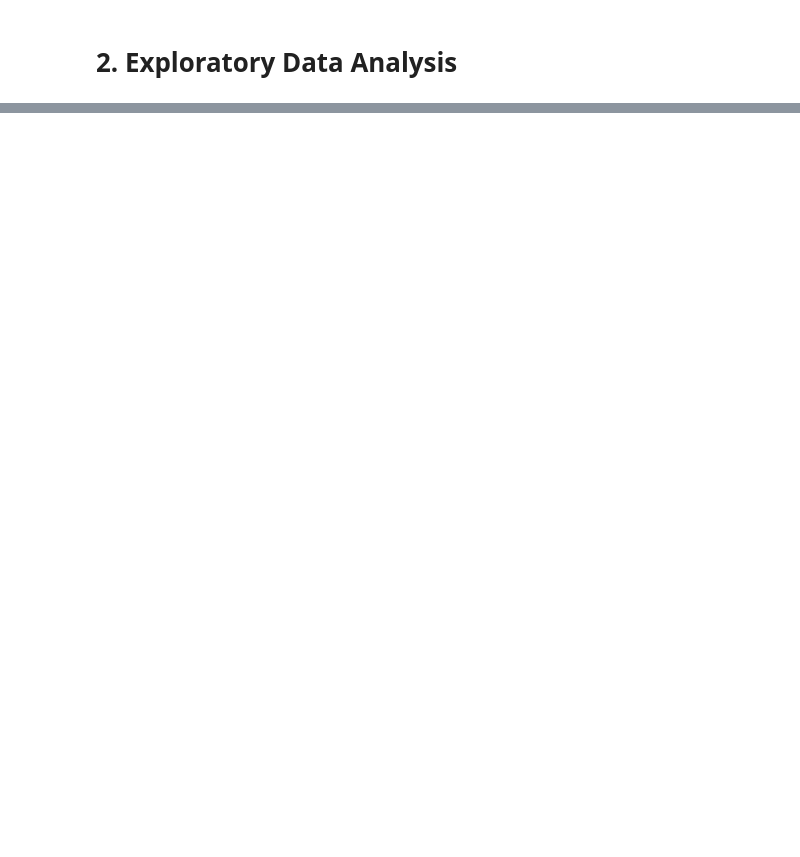
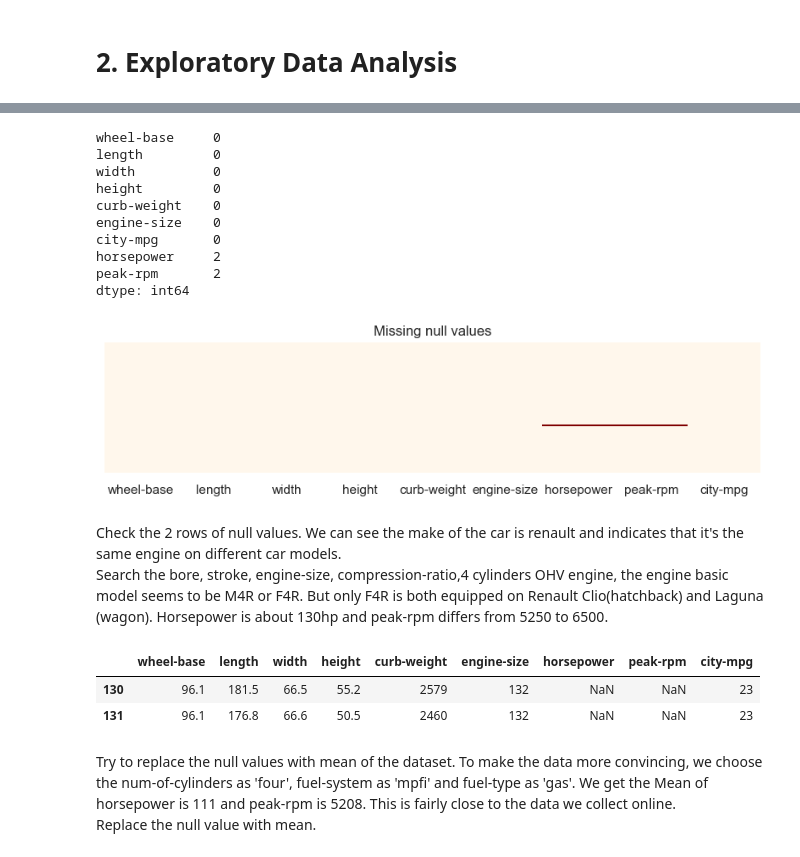
Before and after one commit to Zhengnan817/DAV-6150, a Jupyter notebook: M2: Cross Validating a Linear Regression Model/Cross Validating a Linear Regression Model.ipynb, the cells around one changed output, grey strips where cells are left out. Drawn from its saved outputs; the diff is of its cells as text; code cells hidden in the pictures; blank space fills up the shorter version.

```diff
--- a/M2: Cross Validating a Linear Regression Model/Cross Validating a Linear Regression Model.ipynb
+++ b/M2: Cross Validating a Linear Regression Model/Cross Validating a Linear Regression Model.ipynb
@@ -123,6 +88,0 @@ dtype: int64
-# %%
-columns = ['height', 'width', 'length', 'wheel-base', 'engine-size', 'horsepower', 'peak-rpm', 'city-mpg', 'curb-weight']
-passager_vehicle = passager_vehicle[columns]
-for column in columns:
-    passager_vehicle[column] = pd.to_numeric(passager_vehicle[column], errors='coerce')
-passager_vehicle
@@ -177,5 +88,0 @@ We are focusing on the following key attributes for our analysis:
-# %%
-for column in ['horsepower', 'peak-rpm']:
-    mean = passager_vehicle[column].mean(axis=0)
-    passager_vehicle[column].replace(np.nan, mean, inplace=True)
-    print(f'Mean of {column}: {mean}')
@@ -207,2 +88,0 @@ passager_vehicle.corr()
-# %%
-passager_vehicle['log-curb-weight'] = np.log(passager_vehicle['curb-weight'] + 1)
@@ -302,0 +95,31 @@ plt.show()
+# %%
+for column in explanatory_variables+response_variable:
+    passager_vehicle[column] = pd.to_numeric(passager_vehicle[column], errors='coerce')
+plt.rcParams["figure.figsize"] = (10, 2)
+sns.heatmap(passager_vehicle.isnull(), yticklabels=False, cbar=False, cmap="OrRd")
+plt.title("Missing null values")
+passager_vehicle.isnull().sum().sort_values()
+# %% [output]
+wheel-base     0
+length         0
+width          0
+height         0
+curb-weight    0
+engine-size    0
+city-mpg       0
+horsepower     2
+peak-rpm       2
+dtype: int64
+[figure, added]
+# %% [markdown]
+Check the 2 rows of null values. We can see the make of the car is renault and indicates that it's the same engine on different car models.
+Search the bore, stroke, engine-size, compression-ratio,4 cylinders OHV engine, the engine basic model seems to be M4R or F4R. But only F4R is both equipped on Renault Clio(hatchback) and Laguna (wagon). Horsepower is about 130hp and peak-rpm differs from 5250 to 6500.
+# %%
+passager_vehicle[passager_vehicle.isnull().any(axis=1)]
+# %% [output]
+|  | wheel-base | length | width | height | curb-weight | engine-size | horsepower | peak-rpm | city-mpg |
+| 130 | 96.1 | 181.5 | 66.5 | 55.2 | 2579 | 132 | NaN | NaN | 23 |
+| 131 | 96.1 | 176.8 | 66.6 | 50.5 | 2460 | 132 | NaN | NaN | 23 |
+# %% [markdown]
+Try to replace the null values with mean of the dataset. To make the data more convincing, we choose the num-of-cylinders as 'four', fuel-system as 'mpfi' and fuel-type as 'gas'. We get the Mean of horsepower is 111 and peak-rpm is 5208. This is fairly close to the data we collect online.
+Replace the null value with mean.
```
Also changed, not shown: parts of 59 cells of this notebook, 2 other files.
